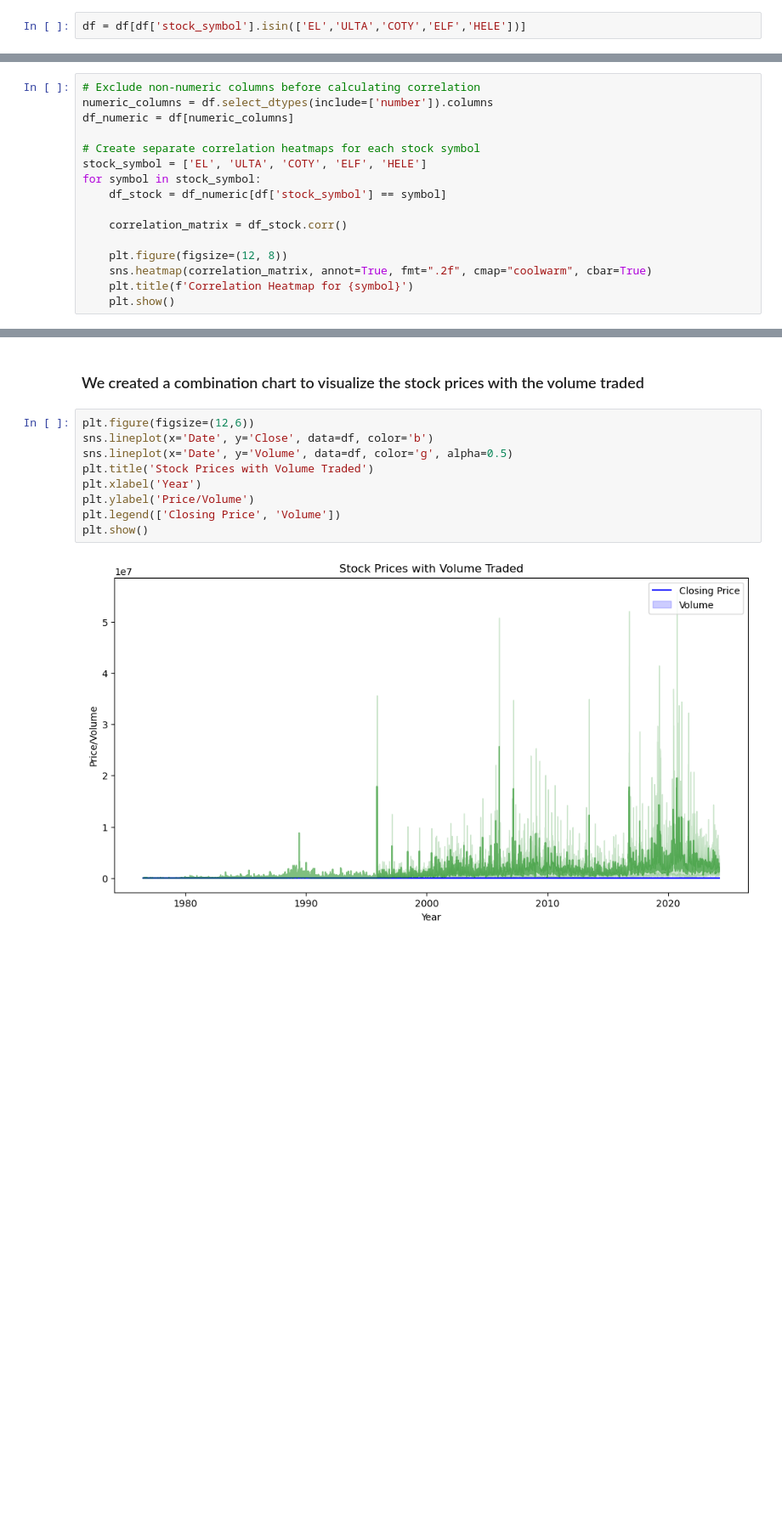
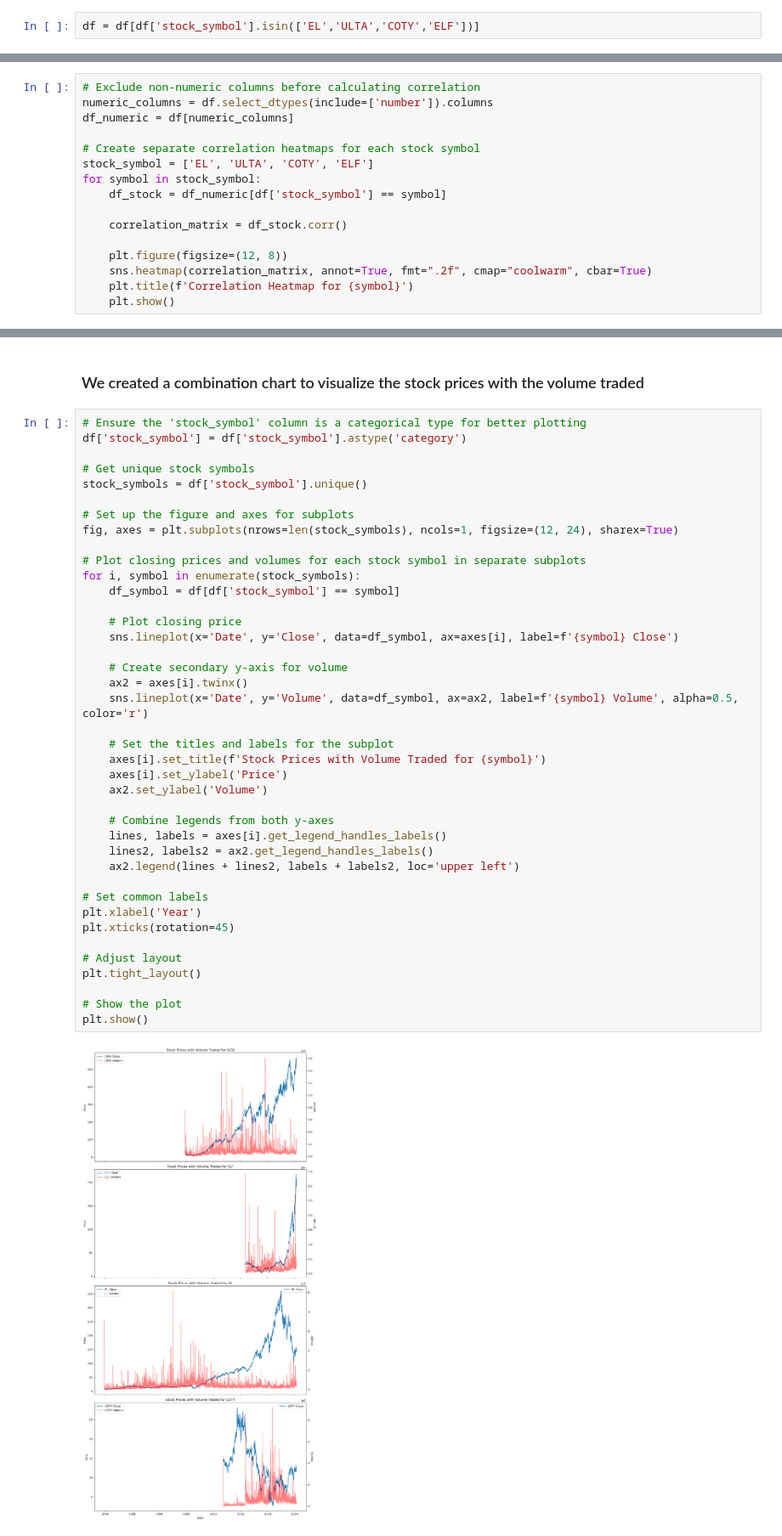
Before and after one commit to Hdubbs81/Stock_Predictor_Capstone, a Jupyter notebook: 2. Stock_Predictor_Model_EDA.ipynb, the cells around one changed output, grey strips where cells are left out. Shown at 85% size. Drawn from its saved outputs; the diff is of its cells as text; blank space fills up the shorter version.

```diff
--- a/2. Stock_Predictor_Model_EDA.ipynb
+++ b/2. Stock_Predictor_Model_EDA.ipynb
@@ -50,7 +50,7 @@ To enable the following instructions: AVX2 AVX512F AVX512_VNNI FMA, in other ope
 # %%
 df = pd.read_csv('/Users/heatheradler/Documents/GitHub/Springboard/Springboard_Projects/Stock_Predictor_Capstone/Concated_Dataframe.csv')
 # %%
-df = df[df['stock_symbol'].isin(['EL','ULTA','COTY','ELF','HELE'])]
+df = df[df['stock_symbol'].isin(['EL','ULTA','COTY','ELF'])]
 # %%
 dt.datetime.strptime('2024-01-03', "%Y-%m-%d")
 # %% [output]
@@ -194,7 +197,7 @@ numeric_columns = df.select_dtypes(include=['number']).columns
 df_numeric = df[numeric_columns]
 
 # Create separate correlation heatmaps for each stock symbol
-stock_symbol = ['EL', 'ULTA', 'COTY', 'ELF', 'HELE']
+stock_symbol = ['EL', 'ULTA', 'COTY', 'ELF']
 for symbol in stock_symbol:
     df_stock = df_numeric[df['stock_symbol'] == symbol]
 
@@ -243,13 +292,44 @@ plt.show()
 # %% [markdown]
 ### We created a combination chart to visualize the stock prices with the volume traded
 # %%
-plt.figure(figsize=(12,6))
-sns.lineplot(x='Date', y='Close', data=df, color='b')
-sns.lineplot(x='Date', y='Volume', data=df, color='g', alpha=0.5)
-plt.title('Stock Prices with Volume Traded')
+# Ensure the 'stock_symbol' column is a categorical type for better plotting
+df['stock_symbol'] = df['stock_symbol'].astype('category')
+
+# Get unique stock symbols
+stock_symbols = df['stock_symbol'].unique()
+
+# Set up the figure and axes for subplots
+fig, axes = plt.subplots(nrows=len(stock_symbols), ncols=1, figsize=(12, 24), sharex=True)
+
+# Plot closing prices and volumes for each stock symbol in separate subplots
+for i, symbol in enumerate(stock_symbols):
+    df_symbol = df[df['stock_symbol'] == symbol]
+
+    # Plot closing price
+    sns.lineplot(x='Date', y='Close', data=df_symbol, ax=axes[i], label=f'{symbol} Close')
+
+    # Create secondary y-axis for volume
+    ax2 = axes[i].twinx()
+    sns.lineplot(x='Date', y='Volume', data=df_symbol, ax=ax2, label=f'{symbol} Volume', alpha=0.5, color='r')
+
+    # Set the titles and labels for the subplot
+    axes[i].set_title(f'Stock Prices with Volume Traded for {symbol}')
+    axes[i].set_ylabel('Price')
+    ax2.set_ylabel('Volume')
+
+    # Combine legends from both y-axes
+    lines, labels = axes[i].get_legend_handles_labels()
+    lines2, labels2 = ax2.get_legend_handles_labels()
+    ax2.legend(lines + lines2, labels + labels2, loc='upper left')
+
+# Set common labels
 plt.xlabel('Year')
-plt.ylabel('Price/Volume')
-plt.legend(['Closing Price', 'Volume'])
+plt.xticks(rotation=45)
+
+# Adjust layout
+plt.tight_layout()
+
+# Show the plot
 plt.show()
 # %% [output]
-[figure, old version]
+[figure, new version]
```
Also changed, not shown: parts of 18 cells of this notebook.
